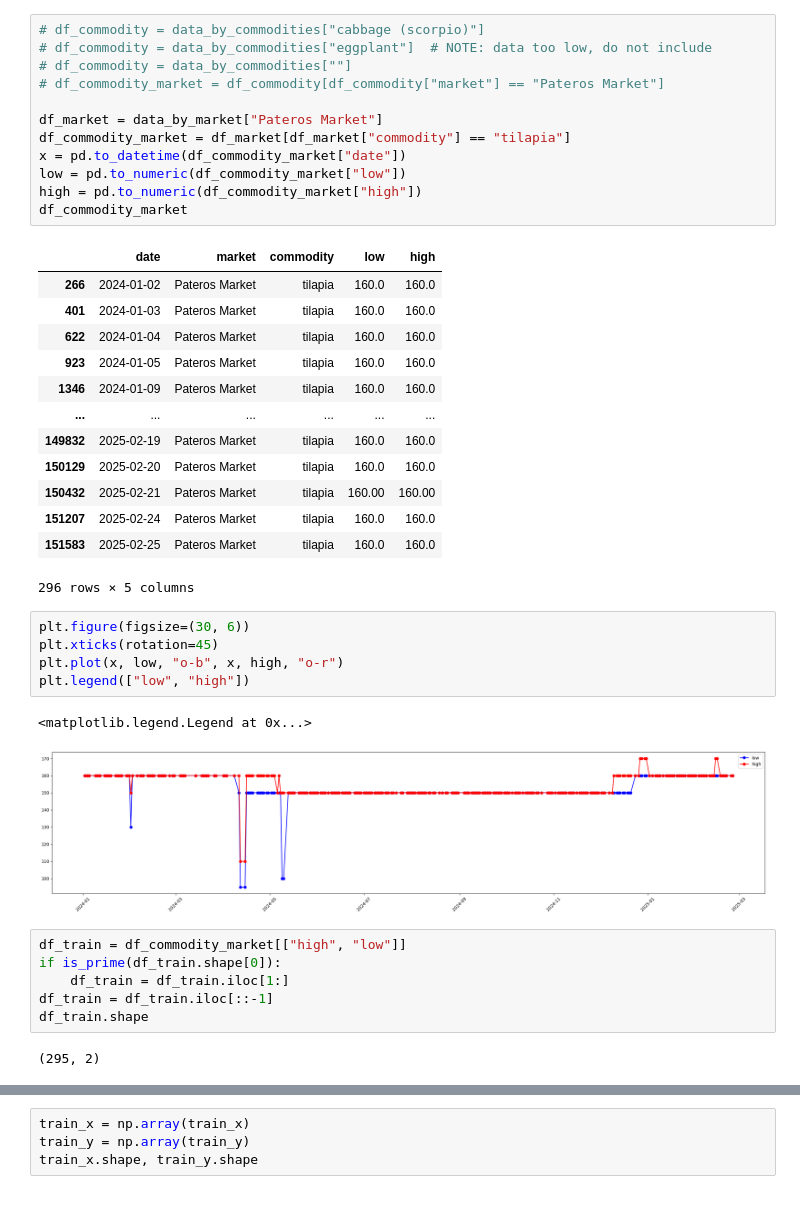
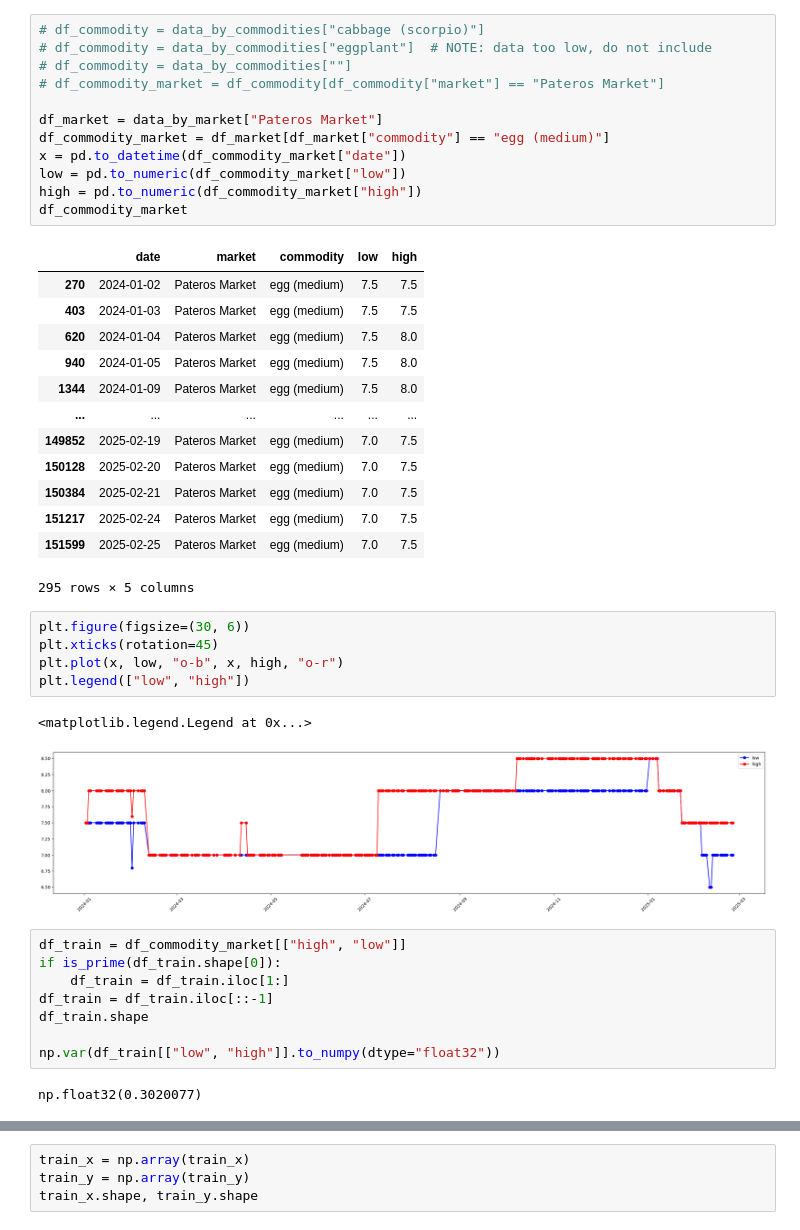
Before and after one commit to JATorres-zxc/rakk, a Jupyter notebook: forecast/ml/playground.ipynb, the cells around one changed output, grey strips where cells are left out. Cells and saved outputs as stored; diff of their text form.

```diff
--- a/forecast/ml/playground.ipynb
+++ b/forecast/ml/playground.ipynb
@@ -98,29 +98,29 @@ data_by_market
 # %%
 # df_commodity = data_by_commodities["cabbage (scorpio)"]
 # df_commodity = data_by_commodities["eggplant"]  # NOTE: data too low, do not include
 # df_commodity = data_by_commodities[""]
 # df_commodity_market = df_commodity[df_commodity["market"] == "Pateros Market"]
 
 df_market = data_by_market["Pateros Market"]
-df_commodity_market = df_market[df_market["commodity"] == "tilapia"]
+df_commodity_market = df_market[df_market["commodity"] == "egg (medium)"]
 x = pd.to_datetime(df_commodity_market["date"])
 low = pd.to_numeric(df_commodity_market["low"])
 high = pd.to_numeric(df_commodity_market["high"])
 df_commodity_market
 # %% [output]
 |  | date | market | commodity | low | high |
-| 266 | 2024-01-02 | Pateros Market | tilapia | 160.0 | 160.0 |
-| 401 | 2024-01-03 | Pateros Market | tilapia | 160.0 | 160.0 |
-| 622 | 2024-01-04 | Pateros Market | tilapia | 160.0 | 160.0 |
-| 923 | 2024-01-05 | Pateros Market | tilapia | 160.0 | 160.0 |
-| 1346 | 2024-01-09 | Pateros Market | tilapia | 160.0 | 160.0 |
+| 270 | 2024-01-02 | Pateros Market | egg (medium) | 7.5 | 7.5 |
+| 403 | 2024-01-03 | Pateros Market | egg (medium) | 7.5 | 7.5 |
+| 620 | 2024-01-04 | Pateros Market | egg (medium) | 7.5 | 8.0 |
+| 940 | 2024-01-05 | Pateros Market | egg (medium) | 7.5 | 8.0 |
+| 1344 | 2024-01-09 | Pateros Market | egg (medium) | 7.5 | 8.0 |
 | ... | ... | ... | ... | ... | ... |
-| 149832 | 2025-02-19 | Pateros Market | tilapia | 160.0 | 160.0 |
-| 150129 | 2025-02-20 | Pateros Market | tilapia | 160.0 | 160.0 |
-| 150432 | 2025-02-21 | Pateros Market | tilapia | 160.00 | 160.00 |
-| 151207 | 2025-02-24 | Pateros Market | tilapia | 160.0 | 160.0 |
-| 151583 | 2025-02-25 | Pateros Market | tilapia | 160.0 | 160.0 |
+| 149852 | 2025-02-19 | Pateros Market | egg (medium) | 7.0 | 7.5 |
+| 150128 | 2025-02-20 | Pateros Market | egg (medium) | 7.0 | 7.5 |
+| 150384 | 2025-02-21 | Pateros Market | egg (medium) | 7.0 | 7.5 |
+| 151217 | 2025-02-24 | Pateros Market | egg (medium) | 7.0 | 7.5 |
+| 151599 | 2025-02-25 | Pateros Market | egg (medium) | 7.0 | 7.5 |
-296 rows × 5 columns
+295 rows × 5 columns
 # %%
 plt.figure(figsize=(30, 6))
 plt.xticks(rotation=45)
@@ -128,15 +128,17 @@ plt.plot(x, low, "o-b", x, high, "o-r")
 plt.legend(["low", "high"])
 # %% [output]
 <matplotlib.legend.Legend at 0x...>
-[figure, old version]
+[figure, new version]
 # %%
 df_train = df_commodity_market[["high", "low"]]
 if is_prime(df_train.shape[0]):
     df_train = df_train.iloc[1:]
 df_train = df_train.iloc[::-1]
 df_train.shape
+
+np.var(df_train[["low", "high"]].to_numpy(dtype="float32"))
 # %% [output]
-(295, 2)
+np.float32(0.3020077)
 # %%
 train_x = []
 train_y = []
```
Also changed, not shown: parts of 10 cells of this notebook, 7 other files.
